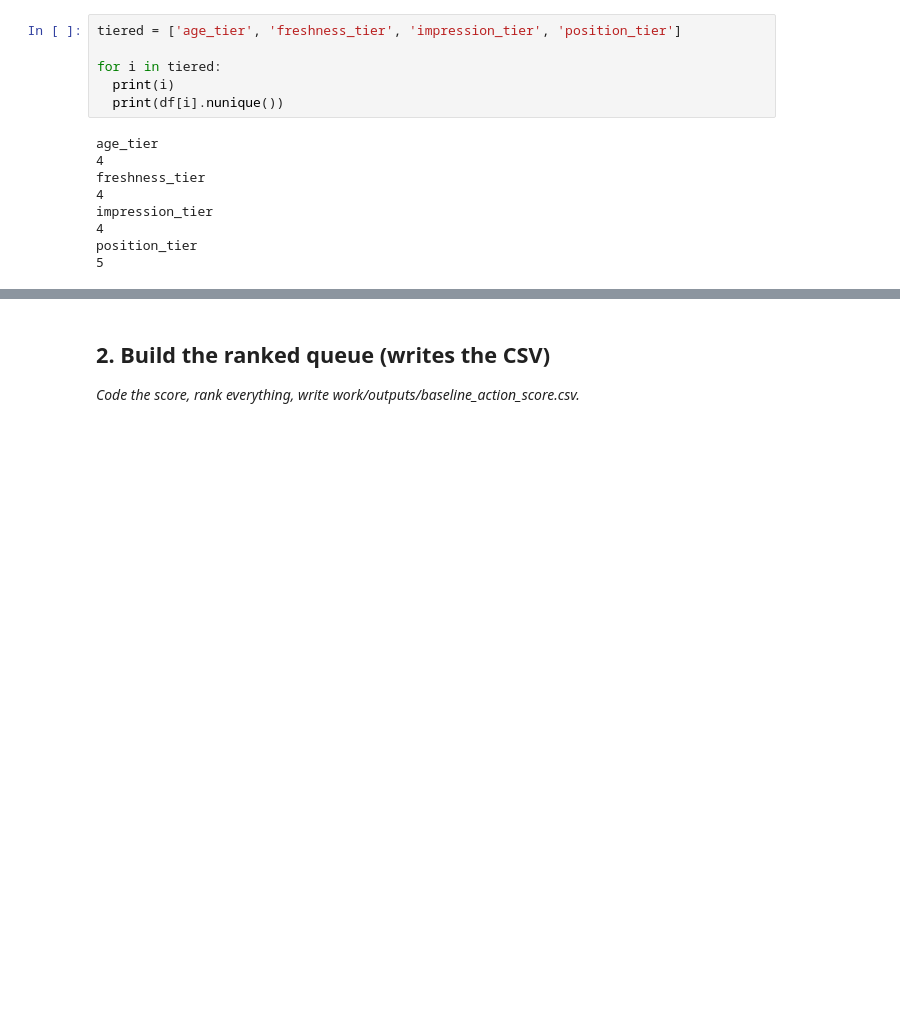
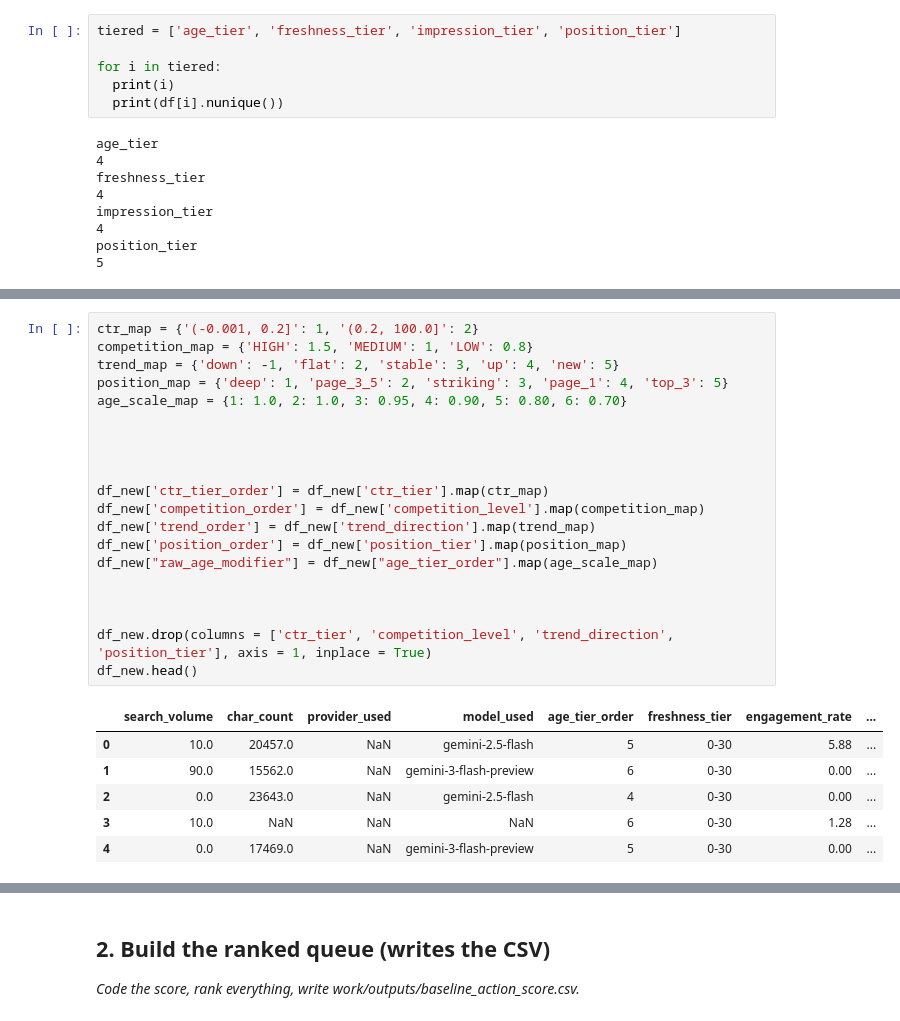
Before and after one commit to Maryam-Shile/flyrank_ml_internship, a Jupyter notebook: work/notebooks/w04_baseline_score.ipynb, the cells around one changed output, grey strips where cells are left out. Drawn from its saved outputs; the diff is of its cells as text; blank space fills up the shorter version.

```diff
--- a/work/notebooks/w04_baseline_score.ipynb
+++ b/work/notebooks/w04_baseline_score.ipynb
@@ -141,0 +177,27 @@ memory usage: 2.8+ MB
+# %%
+ctr_map = {'(-0.001, 0.2]': 1, '(0.2, 100.0]': 2}
+competition_map = {'HIGH': 1.5, 'MEDIUM': 1, 'LOW': 0.8}
+trend_map = {'down': -1, 'flat': 2, 'stable': 3, 'up': 4, 'new': 5}
+position_map = {'deep': 1, 'page_3_5': 2, 'striking': 3, 'page_1': 4, 'top_3': 5}
+age_scale_map = {1: 1.0, 2: 1.0, 3: 0.95, 4: 0.90, 5: 0.80, 6: 0.70}
+
+
+
+
+df_new['ctr_tier_order'] = df_new['ctr_tier'].map(ctr_map)
+df_new['competition_order'] = df_new['competition_level'].map(competition_map)
+df_new['trend_order'] = df_new['trend_direction'].map(trend_map)
+df_new['position_order'] = df_new['position_tier'].map(position_map)
+df_new["raw_age_modifier"] = df_new["age_tier_order"].map(age_scale_map)
+
+
+
+df_new.drop(columns = ['ctr_tier', 'competition_level', 'trend_direction', 'position_tier'], axis = 1, inplace = True)
+df_new.head()
+# %% [output]
+|  | search_volume | char_count | provider_used | model_used | age_tier_order | freshness_tier | engagement_rate | ... |
+| 0 | 10.0 | 20457.0 | NaN | gemini-2.5-flash | 5 | 0-30 | 5.88 | ... |
+| 1 | 90.0 | 15562.0 | NaN | gemini-3-flash-preview | 6 | 0-30 | 0.00 | ... |
+| 2 | 0.0 | 23643.0 | NaN | gemini-2.5-flash | 4 | 0-30 | 0.00 | ... |
+| 3 | 10.0 | NaN | NaN | NaN | 6 | 0-30 | 1.28 | ... |
+| 4 | 0.0 | 17469.0 | NaN | gemini-3-flash-preview | 5 | 0-30 | 0.00 | ... |
```
Also changed, not shown: parts of 12 cells of this notebook.
